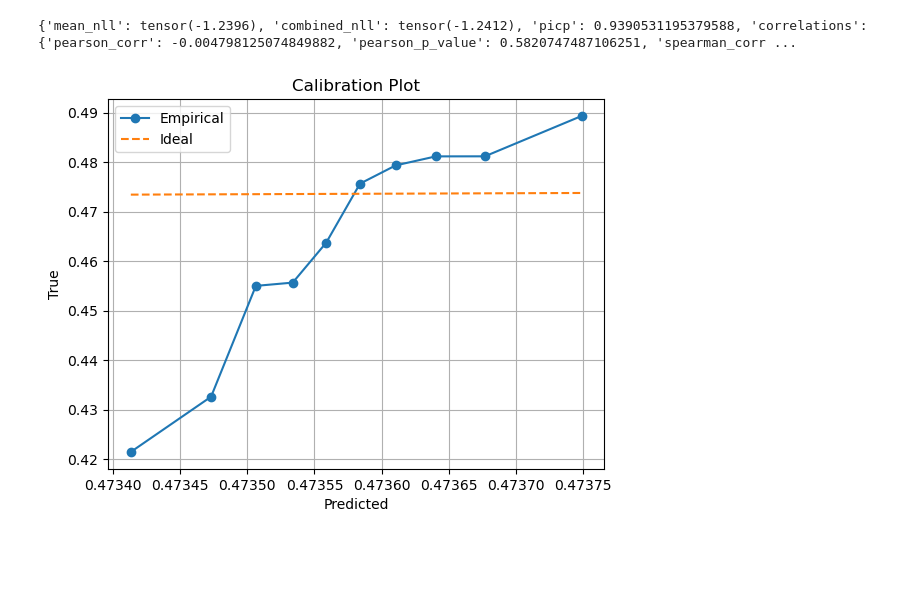
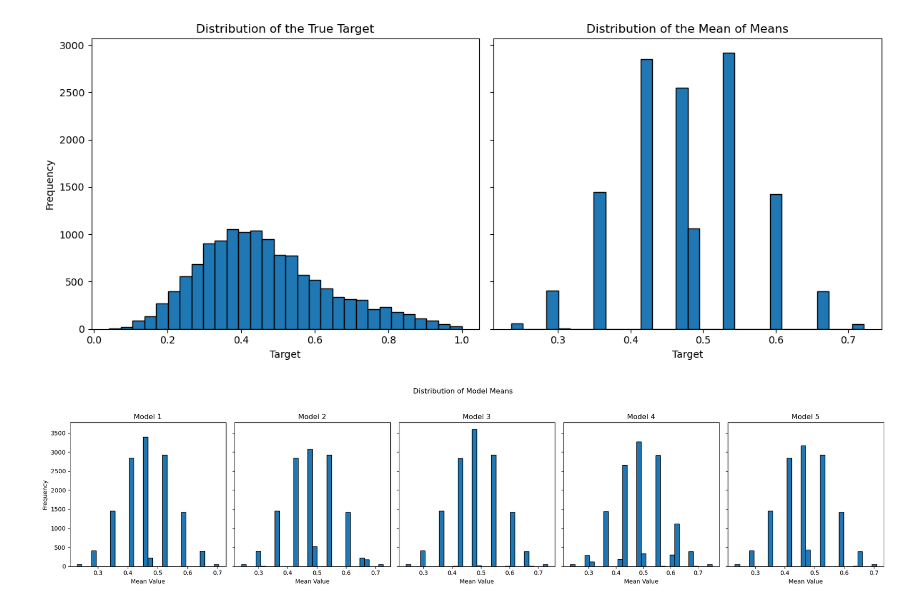
Before and after one commit to git-lilit/masterproject, a Jupyter notebook: analysis.ipynb, the cells around one changed output. Saved outputs shown, nothing was run; the diff lists cells and outputs as text; code cells hidden in the pictures; blank space fills up the shorter version.

```diff
--- a/analysis.ipynb
+++ b/analysis.ipynb
@@ -89,9 +17,0 @@ calibration_plot(mean_of_means, true_values)
-# %%
-deep_predictions = load_predictions("deep")
-ensemble_predictions, true_values = deep_predictions
-print(calculate_all_metrics(ensemble_predictions, true_values))
-
-mean_of_means, combined_log_variances = compute_combined_parameters(
-    ensemble_predictions
-)
-calibration_plot(mean_of_means, true_values)
@@ -101,12 +18,42 @@ calibration_plot(mean_of_means, true_values)
-# %%
-deep_predictions = load_predictions("cv")
-ensemble_predictions, true_values = deep_predictions
-print(calculate_all_metrics(ensemble_predictions, true_values))
-
-mean_of_means, combined_log_variances = compute_combined_parameters(
-    ensemble_predictions
-)
-calibration_plot(mean_of_means, true_values)
-# %% [output]
-{'mean_nll': tensor(-1.2396), 'combined_nll': tensor(-1.2412), 'picp': 0.9390531195379588, 'correlations': {'pearson_corr': -0.004798125074849882, 'pearson_p_value': 0.5820747487106251, 'spearman_corr ...
-[figure, removed]
+# %%
+import matplotlib.pyplot as plt
+import numpy as np
+
+# Create a figure and subplots
+fig, axes = plt.subplots(1, 2, figsize=(12, 5), sharey=True)
+
+# Plotting the distribution of the true target
+axes[0].hist(true_values.numpy(), bins=30, edgecolor='black')
+axes[0].set_title('Distribution of the True Target')
+axes[0].set_xlabel('Target')
+axes[0].set_ylabel('Frequency')
+
+# Plotting the distribution of the mean of means
+axes[1].hist(mean_of_means.numpy(), bins=30, edgecolor='black')
+axes[1].set_title('Distribution of the Mean of Means')
+axes[1].set_xlabel('Target')
+
+# Adjust layout
+plt.tight_layout()
+plt.show()
+# %% [output]
+[figure, added]
+# %%
+import matplotlib.pyplot as plt
+import numpy as np
+
+fig, axes = plt.subplots(1, 5, figsize=(20, 5), sharey=True)
+
+for i, model_predictions in enumerate(ensemble_predictions):
+    means = model_predictions[0]
+    axes[i].hist(means, bins=30, edgecolor='black')
+    axes[i].set_title(f'Model {i+1}')
+    axes[i].set_xlabel('Mean Value')
+    if i == 0:
+        axes[i].set_ylabel('Frequency')
+
+fig.suptitle('Distribution of Model Means')
+plt.tight_layout(rect=[0, 0.03, 1, 0.95])
+plt.show()
+# %% [output]
+[figure, added]
```
Also changed, not shown: parts of 14 cells of this notebook, 17 other files.
